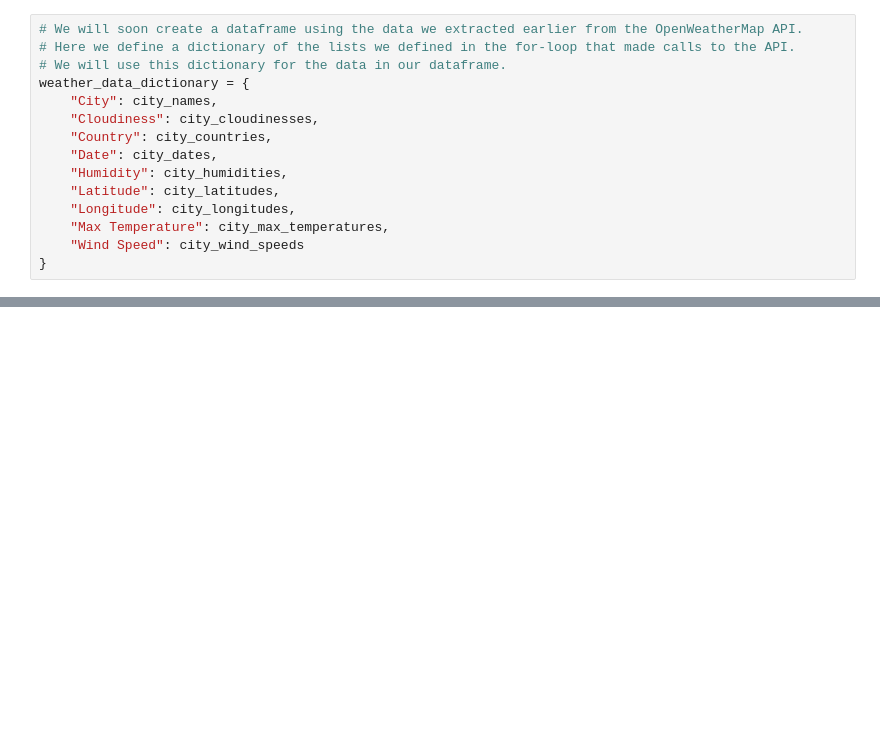
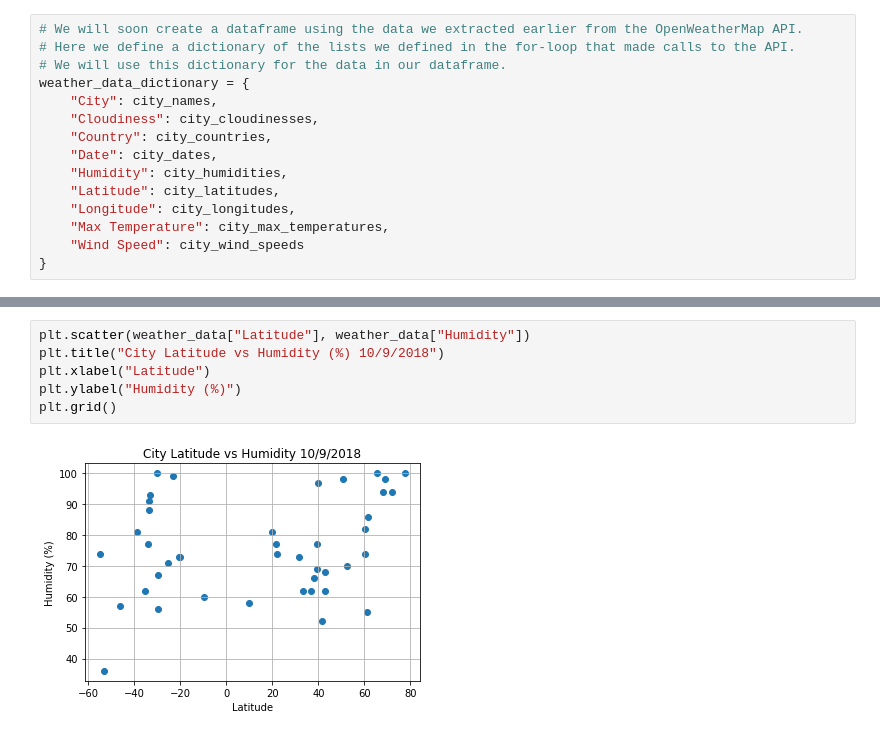
Before and after one commit to TylerTompa/6-APIs, a Jupyter notebook: Homework 6- APIs.ipynb, the cells around one changed output, grey strips where cells are left out. Cells and saved outputs as stored; diff of their text form; blank space fills up the shorter version.

```diff
--- a/Homework 6- APIs.ipynb
+++ b/Homework 6- APIs.ipynb
@@ -189,0 +203,8 @@ weather_data.head()
+# %%
+plt.scatter(weather_data["Latitude"], weather_data["Humidity"])
+plt.title("City Latitude vs Humidity (%) 10/9/2018")
+plt.xlabel("Latitude")
+plt.ylabel("Humidity (%)")
+plt.grid()
+# %% [output]
+[figure, added]
```
Also changed, not shown: parts of 8 cells of this notebook.
